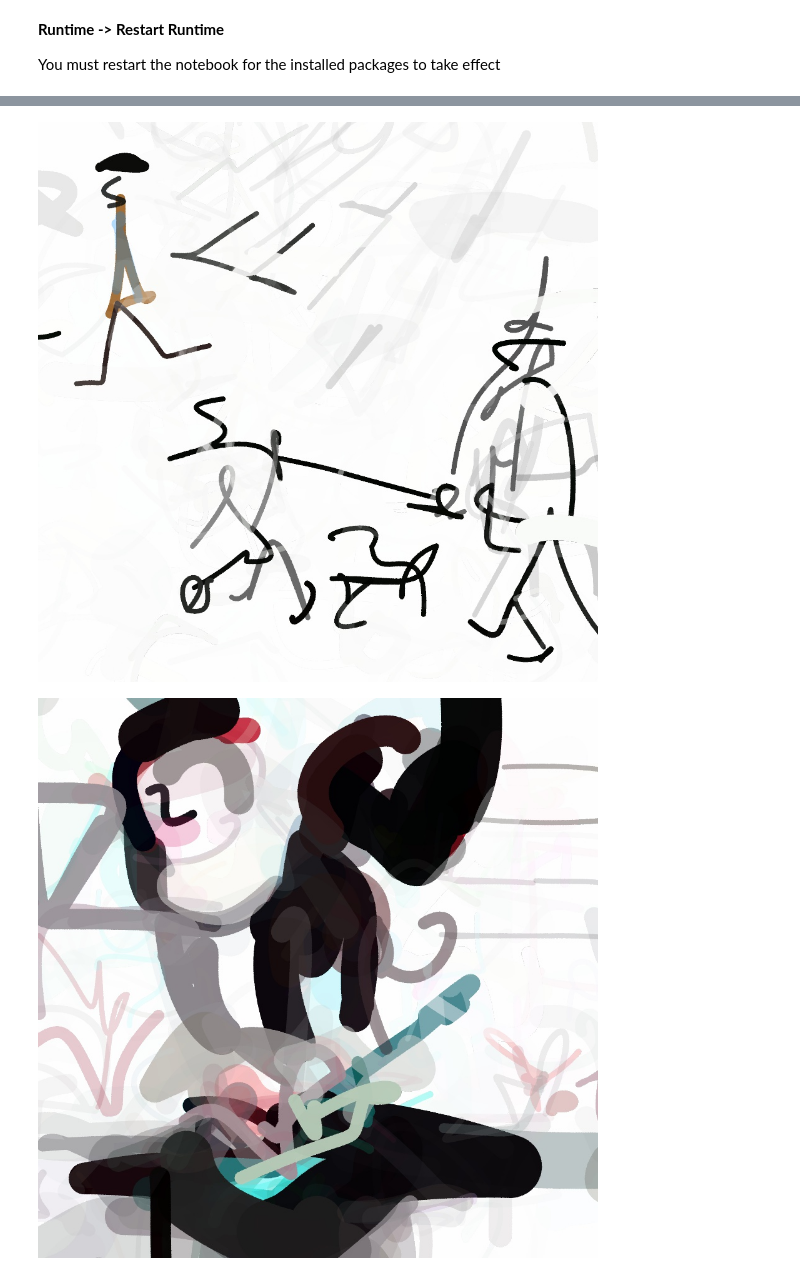
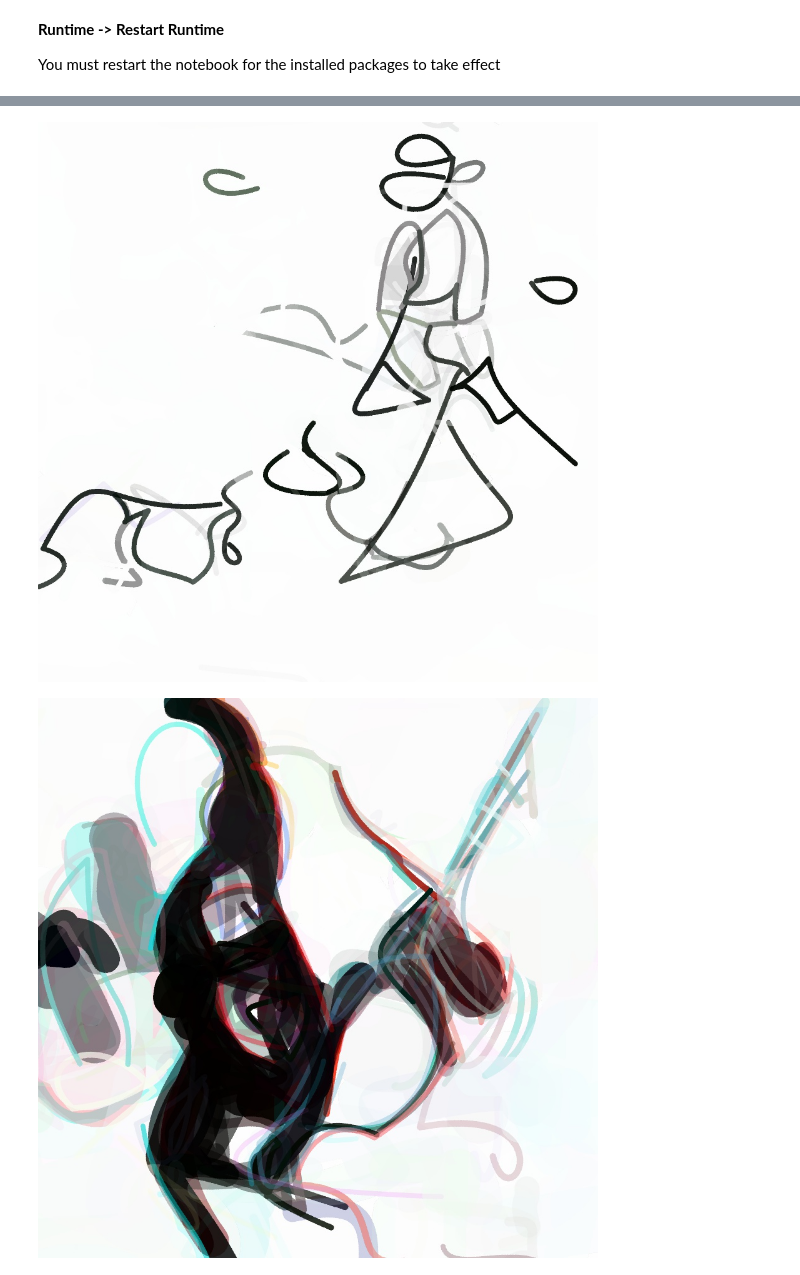
Before and after one commit to pschaldenbrand/StyleCLIPDraw, a Jupyter notebook: Style_ClipDraw.ipynb, the cells around one changed output, grey strips where cells are left out. Cells and saved outputs as stored; diff of their text form; code cells hidden in the pictures.

```diff
--- a/Style_ClipDraw.ipynb
+++ b/Style_ClipDraw.ipynb
@@ -287,7 +285,7 @@ class Vgg16_Extractor(nn.Module):
 
         for param in self.parameters():
             param.requires_grad = False
-        self.capture_layers = [1]#[1,3,6,8,11,13,15,22,29]
+        self.capture_layers = [1,3,6,8,11,13,15,22,29]
         self.space = space
 
     def forward_base(self, x):
@@ -581,7 +579,7 @@ def moment_loss(X, Y, moments=[1,2]):
 
 def calculate_loss(feat_result, feat_content, feat_style, indices, content_weight, moment_weight=1.0):
   # spatial feature extract
-  num_locations = 1024*10
+  num_locations = 1024
   spatial_result, spatial_content = spatial_feature_extract(feat_result, feat_content, indices[0][:num_locations], indices[1][:num_locations])
   # loss_content = content_loss(spatial_result, spatial_content)
 
@@ -841,14 +842,14 @@ show_img(img)
 # %%
 img = style_clip_draw('A man is walking the dog', 'https://raw.githubusercontent.com/pschaldenbrand/StyleCLIPDraw/master/images/bear.jpg',\
-                          num_iter=700, style_opt_freq=15, style_opt_iter=15, debug=False)
+                          num_iter=700, style_opt_freq=5, style_opt_iter=20, debug=False)
 show_img(img)
 # %% [output]
-[figure, old version]
+[figure, new version]
 # %%
 img = style_clip_draw('A monkey playing guitar', 'https://raw.githubusercontent.com/pschaldenbrand/StyleCLIPDraw/master/images/tiktok.JPG',\
-                          num_iter=700, style_opt_freq=15, style_opt_iter=15)
+                          num_iter=700, style_opt_freq=5, style_opt_iter=20)
 show_img(img)
 # %% [output]
-[figure, old version]
+[figure, new version]
 # %%
 img = style_clip_draw('A horse eating a cupcake', 'https://raw.githubusercontent.com/pschaldenbrand/StyleCLIPDraw/master/images/lion.jpg',\
```
Also changed, not shown: parts of 3 cells of this notebook.
